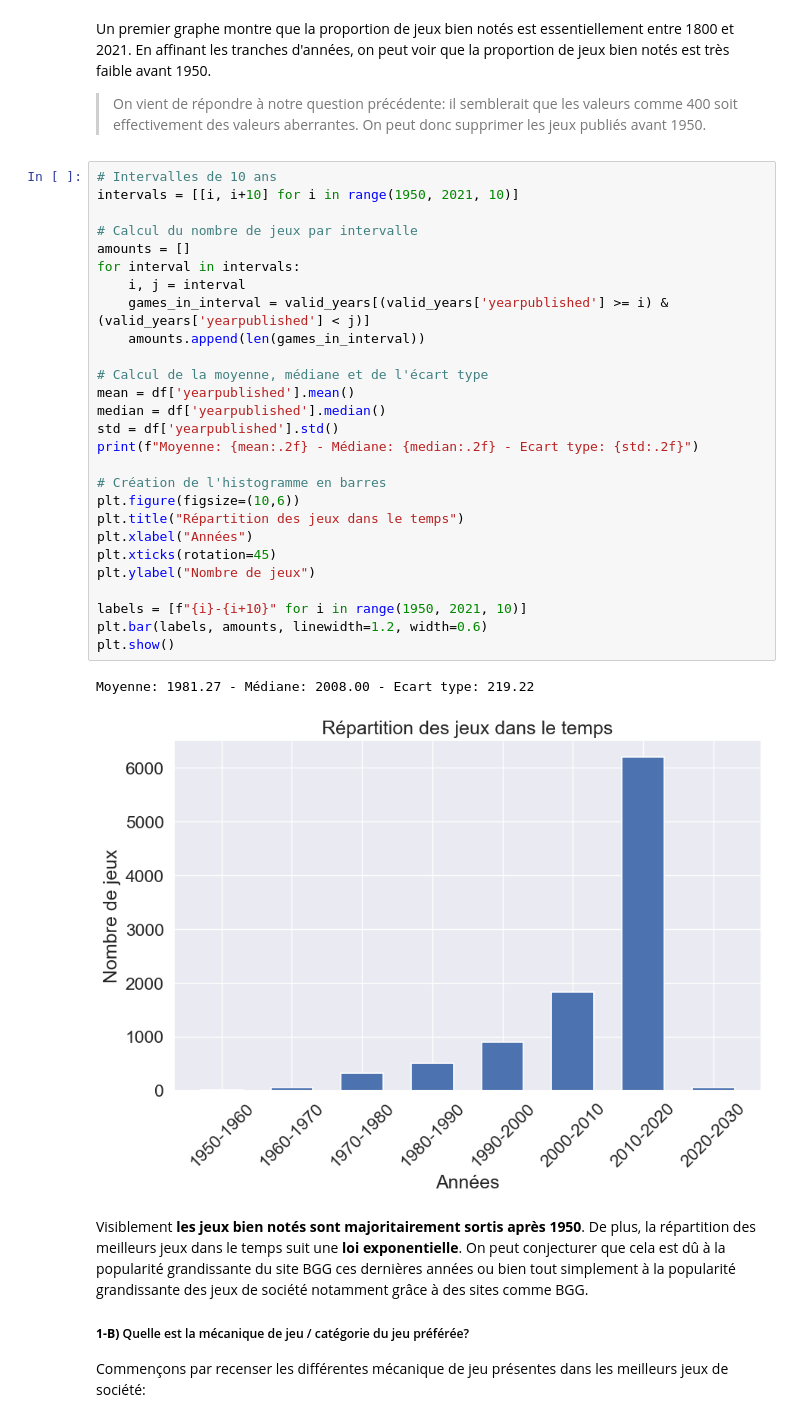
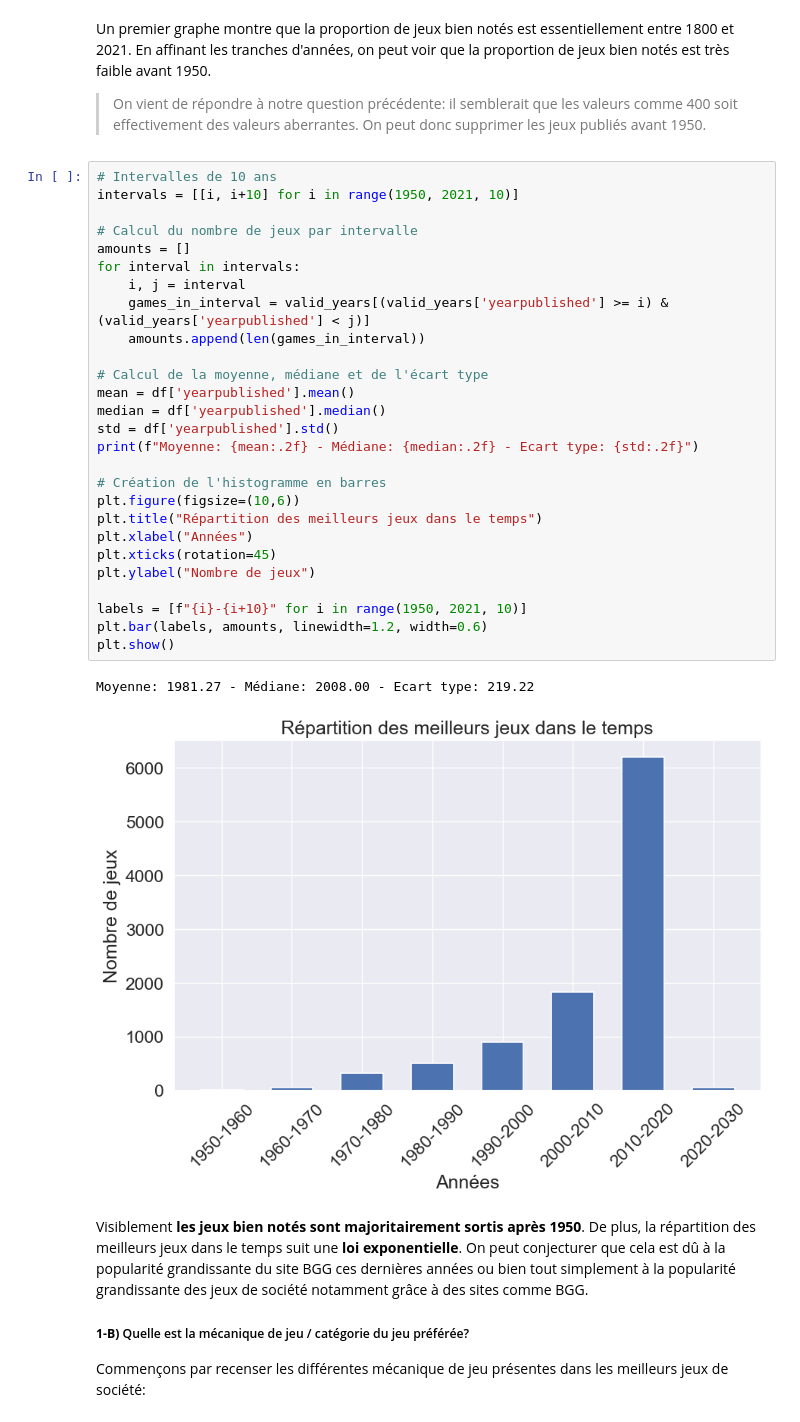
Before and after one commit to LOISGALLAUD/issd, a Jupyter notebook: PROJET/LGALLAUD.ipynb, the cells around one changed output. Cells and saved outputs as stored; diff of their text form.

```diff
--- a/PROJET/LGALLAUD.ipynb
+++ b/PROJET/LGALLAUD.ipynb
@@ -292,33 +298,33 @@ Un premier graphe montre que la proportion de jeux bien notés est essentielleme
 # %%
 # Intervalles de 10 ans
 intervals = [[i, i+10] for i in range(1950, 2021, 10)]
 
 # Calcul du nombre de jeux par intervalle
 amounts = []
 for interval in intervals:
     i, j = interval
     games_in_interval = valid_years[(valid_years['yearpublished'] >= i) & (valid_years['yearpublished'] < j)]
     amounts.append(len(games_in_interval))
 
 # Calcul de la moyenne, médiane et de l'écart type
 mean = df['yearpublished'].mean()
 median = df['yearpublished'].median()
 std = df['yearpublished'].std()
 print(f"Moyenne: {mean:.2f} - Médiane: {median:.2f} - Ecart type: {std:.2f}")
 
 # Création de l'histogramme en barres
 plt.figure(figsize=(10,6))
-plt.title("Répartition des jeux dans le temps")
+plt.title("Répartition des meilleurs jeux dans le temps")
 plt.xlabel("Années")
 plt.xticks(rotation=45)
 plt.ylabel("Nombre de jeux")
 
 labels = [f"{i}-{i+10}" for i in range(1950, 2021, 10)]
 plt.bar(labels, amounts, linewidth=1.2, width=0.6)
 plt.show()
 # %% [output]
 Moyenne: 1981.27 - Médiane: 2008.00 - Ecart type: 219.22
-[figure, old version]
+[figure, new version]
 # %% [markdown]
 Visiblement **les jeux bien notés sont majoritairement sortis après 1950**. De plus, la répartition des meilleurs jeux dans le temps suit une **loi exponentielle**. On peut conjecturer que cela est dû à la popularité grandissante du site BGG ces dernières années ou bien tout simplement à la popularité grandissante des jeux de société notamment grâce à des sites comme BGG.
 
```
Also changed, not shown: parts of 13 cells of this notebook, 6 other files.
